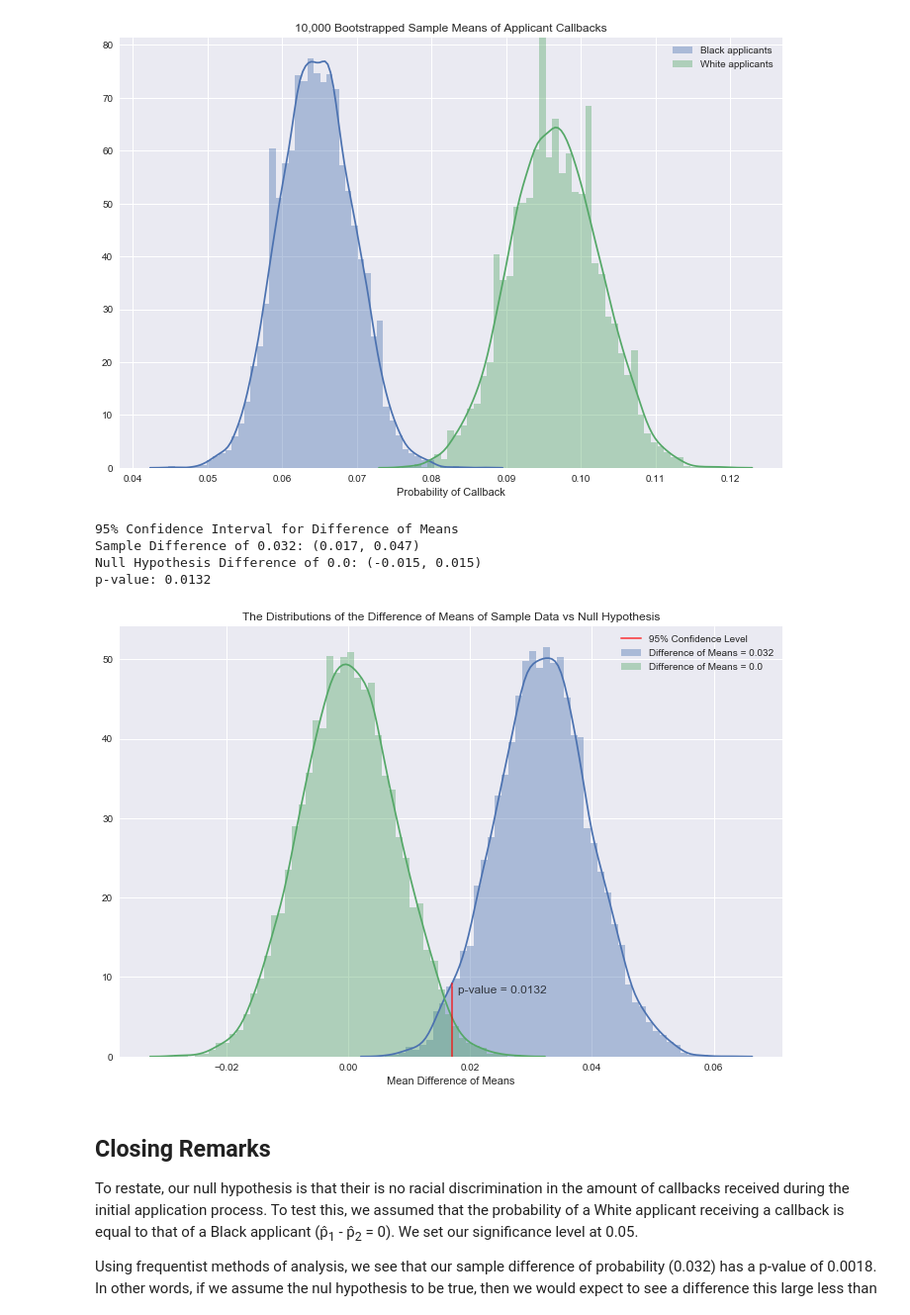
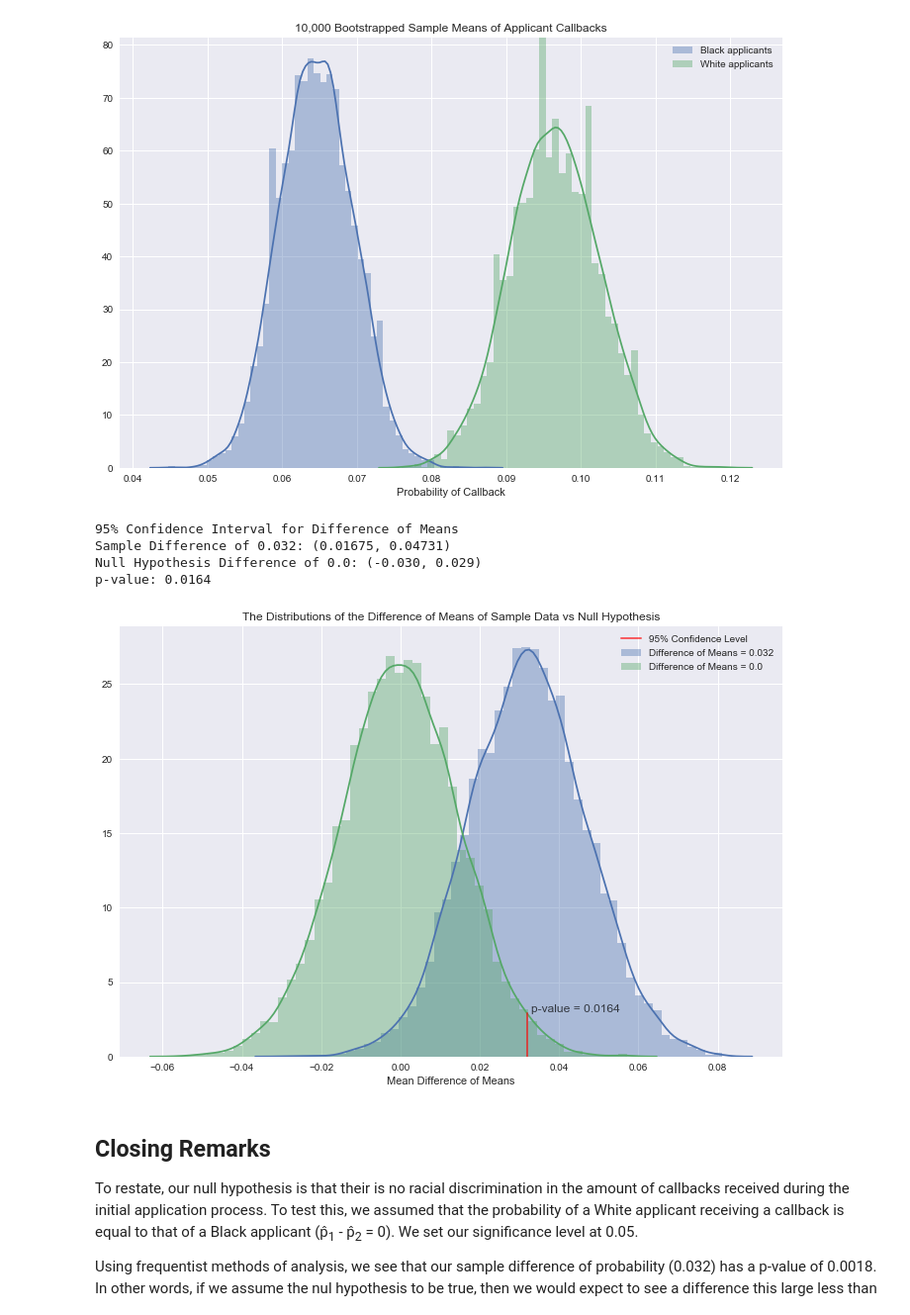
Before and after one commit to TheeChris/springboard, a Jupyter notebook: EDA_racial_discrimination/sliderule_dsi_inferential_statistics_exercise_2.ipynb, the cells around one changed output. Shown at 99% size. Saved outputs shown, nothing was run; the diff lists cells and outputs as text; code cells hidden in the pictures.

Commit message:
fix normal distribution calculations

```diff
--- a/EDA_racial_discrimination/sliderule_dsi_inferential_statistics_exercise_2.ipynb
+++ b/EDA_racial_discrimination/sliderule_dsi_inferential_statistics_exercise_2.ipynb
@@ -220,37 +220,38 @@ plt.savefig('img/black_v_white_distro.png')
 [figure]
 # %%
 # create normal distribution of sample difference of means
-theta = np.std(data.call) / np.sqrt(len(data.call))
+theta = np.sqrt( (np.std(w.call) / n_w) + (np.std(b.call) / n_b) )
 sample_normal = np.random.normal(diff, theta, 10000)
 
 # create normal distribution assuming the null hypothesis
-null_normal = np.random.normal(0.0, std, 10000)
+null_normal = np.random.normal(0.0, theta, 10000)
 null_ci = np.percentile(null_normal, [2.5, 97.5])
 
-pval = np.sum(null_normal >= ci_95[0])/10000
+pval = np.sum(null_normal >= diff)/10000
 print('95% Confidence Interval for Difference of Means')
 print('Sample Difference of 0.032:', ci_95)
 print('Null Hypothesis Difference of 0.0: ({0:.3f}, {1:.3f})'.format(null_ci[0], null_ci[1]))
 print('p-value: {:.4f}'.format(pval))
 # %% [output]
 95% Confidence Interval for Difference of Means
-Sample Difference of 0.032: (0.017, 0.047)
-Null Hypothesis Difference of 0.0: (-0.015, 0.015)
-p-value: 0.0132
+Sample Difference of 0.032: (0.01675, 0.04731)
+Null Hypothesis Difference of 0.0: (-0.030, 0.029)
+p-value: 0.0164
 # %%
 # plot the normal distributions of the difference of means
 plt.figure(figsize=(12,8))
+
 ax3 = sns.distplot(sample_normal, label='Difference of Means = 0.032')
 sns.distplot(null_normal, label='Difference of Means = 0.0', ax=ax3)
-ax3 = plt.axvline(x=ci_95[0], ymax=0.17, linewidth=2, color='r', alpha=0.6, label='95% Confidence Level')
-ax3 = plt.annotate('p-value = 0.0132', xy=(ci_95[0]+0.001, 8.0), color='k', alpha=0.7, fontsize=12)
+ax3 = plt.axvline(x=diff, ymax=0.10, linewidth=2, color='r', alpha=0.6, label='95% Confidence Level')
+ax3 = plt.annotate('p-value = {}'.format(pval), xy=(diff+0.001, 3.0), color='k', alpha=0.7, fontsize=12)
 ax3 = plt.title('The Distributions of the Difference of Means of Sample Data vs Null Hypothesis')
 ax3 = plt.xlabel('Mean Difference of Means')
 ax3 = plt.legend()
 
 plt.savefig('img/diff_of_means_distros.png')
 # %% [output]
-[figure, old version]
+[figure, new version]
 # %% [markdown]
 ## Closing Remarks
 To restate, our null hypothesis is that their is no racial discrimination in the amount of callbacks received during the initial application process. To test this, we assumed that the probability of a White applicant receiving a callback is equal to that of a Black applicant (p&#770;<sub>1</sub> - p&#770;<sub>2</sub> = 0). We set our significance level at 0.05.
```
Also changed, not shown: parts of 2 cells of this notebook.
